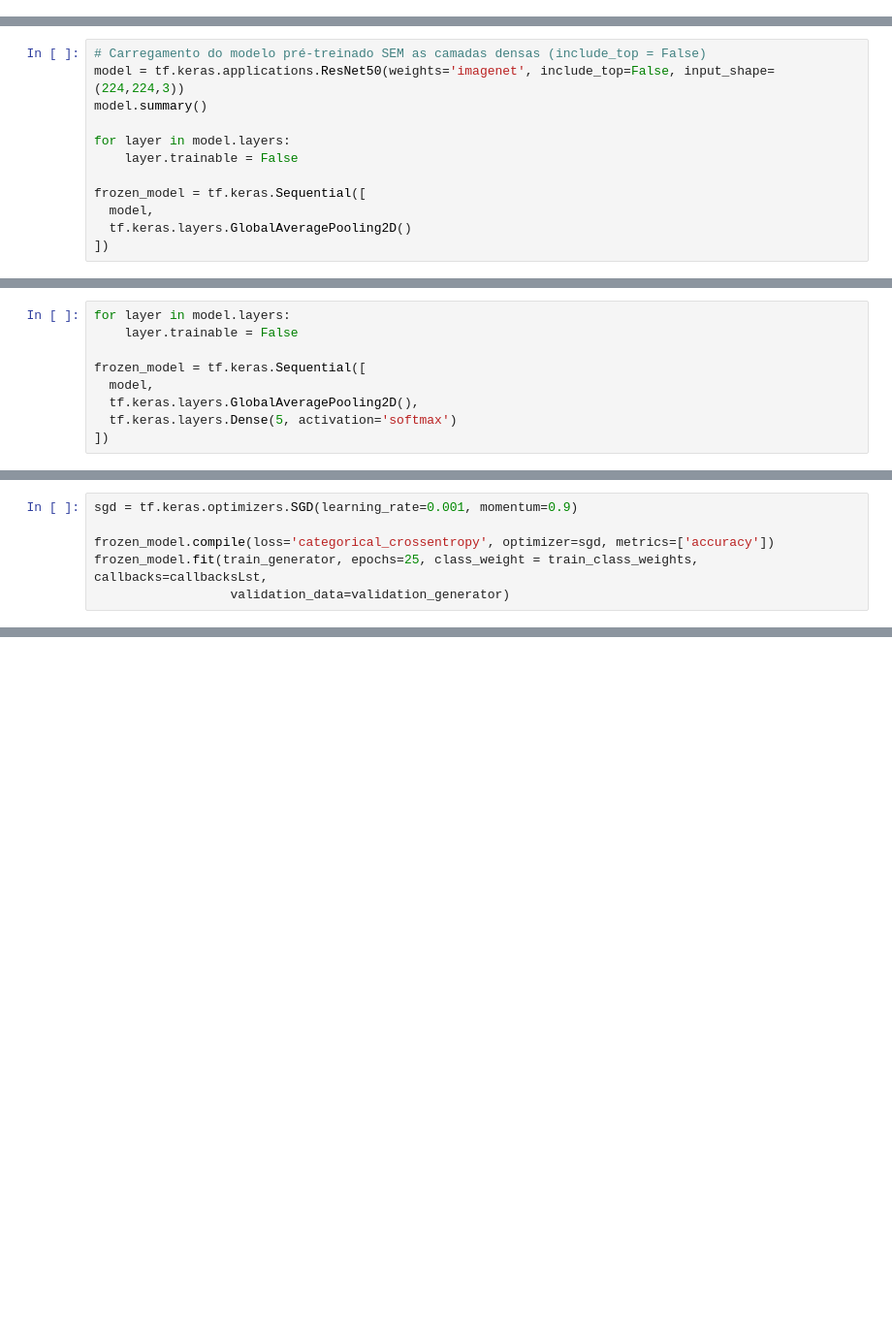
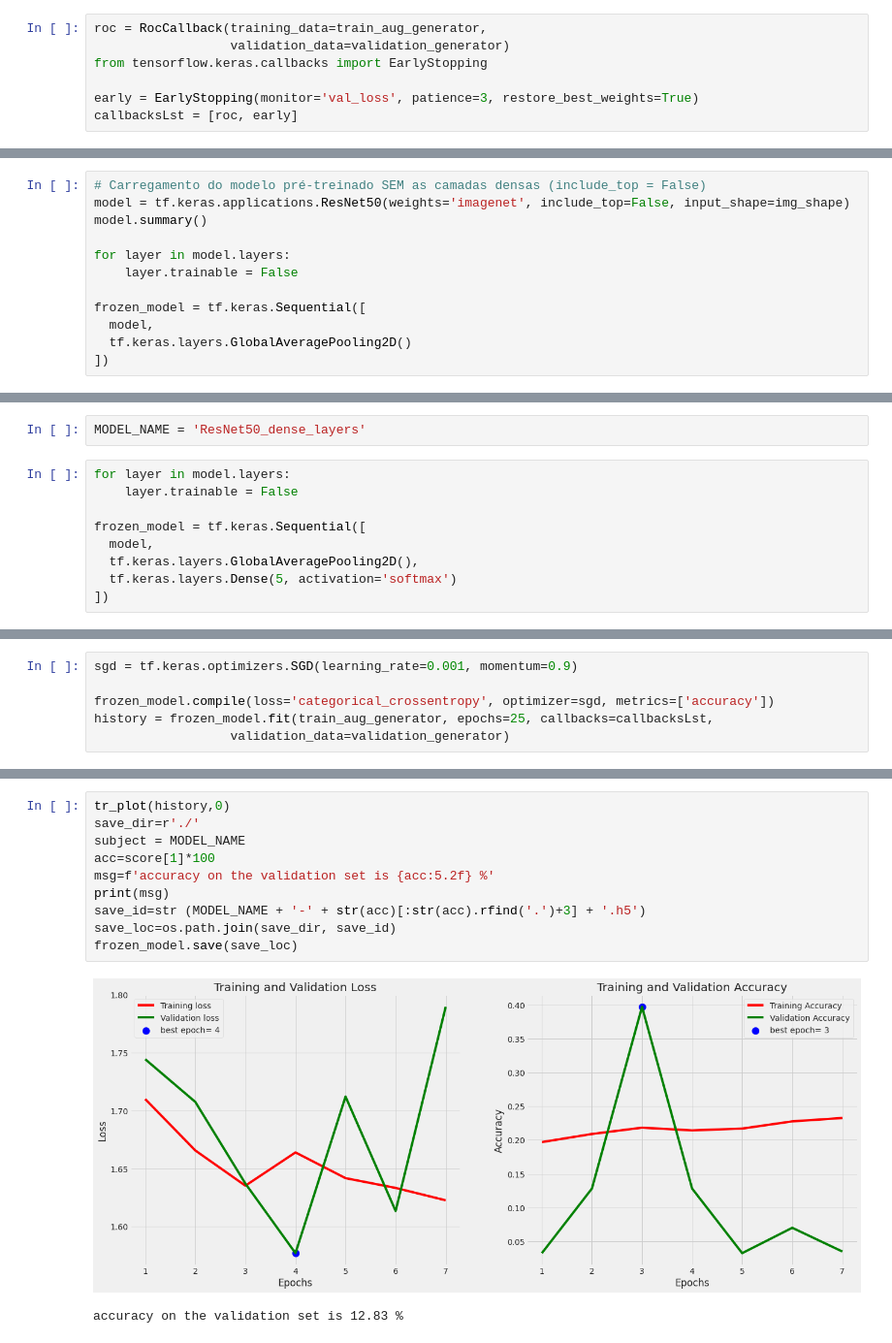
Before and after one commit to mauriciosobrinho/mdc-unicamp-final-project, a Jupyter notebook: jupyter_notebook/Trabalho_final_2nd.ipynb, the cells around one changed output, grey strips where cells are left out. Shown at 97% size. Saved outputs shown, nothing was run; the diff lists cells and outputs as text; blank space fills up the shorter version.

```diff
--- a/jupyter_notebook/Trabalho_final_2nd.ipynb
+++ b/jupyter_notebook/Trabalho_final_2nd.ipynb
@@ -384,0 +436,7 @@ print(train_aug_class_weights)
+# %%
+roc = RocCallback(training_data=train_aug_generator,
+                  validation_data=validation_generator)
+from tensorflow.keras.callbacks import EarlyStopping
+
+early = EarlyStopping(monitor='val_loss', patience=3, restore_best_weights=True)
+callbacksLst = [roc, early]
@@ -399,6 +711,6 @@ print(train_aug_class_weights)
 # %%
 # Carregamento do modelo pré-treinado SEM as camadas densas (include_top = False)
-model = tf.keras.applications.ResNet50(weights='imagenet', include_top=False, input_shape=(224,224,3))
+model = tf.keras.applications.ResNet50(weights='imagenet', include_top=False, input_shape=img_shape)
 model.summary()
 
 for layer in model.layers:
@@ -428,3 +762,5 @@ print("ACC MLP:", acc_mlp)
+# %%
+MODEL_NAME = 'ResNet50_dense_layers'
 # %%
 for layer in model.layers:
     layer.trainable = False
@@ -491,5 +774,5 @@ callbacksLst = [roc, early]
 sgd = tf.keras.optimizers.SGD(learning_rate=0.001, momentum=0.9)
 
 frozen_model.compile(loss='categorical_crossentropy', optimizer=sgd, metrics=['accuracy'])
-frozen_model.fit(train_generator, epochs=25, class_weight = train_class_weights, callbacks=callbacksLst,
+history = frozen_model.fit(train_aug_generator, epochs=25, callbacks=callbacksLst,
                   validation_data=validation_generator)
@@ -501,0 +807,13 @@ print('Valid acc:', score[1])
+# %%
+tr_plot(history,0)
+save_dir=r'./'
+subject = MODEL_NAME
+acc=score[1]*100
+msg=f'accuracy on the validation set is {acc:5.2f} %'
+print(msg)
+save_id=str (MODEL_NAME + '-' + str(acc)[:str(acc).rfind('.')+3] + '.h5')
+save_loc=os.path.join(save_dir, save_id)
+frozen_model.save(save_loc)
+# %% [output]
+[figure, added]
+accuracy on the validation set is 12.83 %
```
Also changed, not shown: parts of 79 cells of this notebook.
